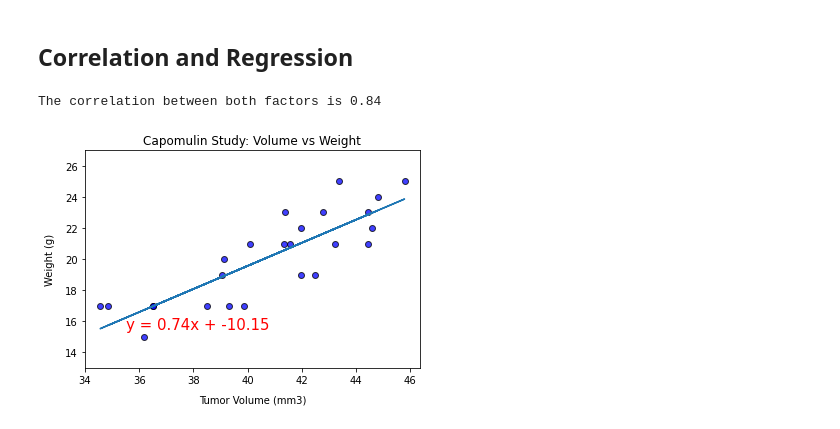
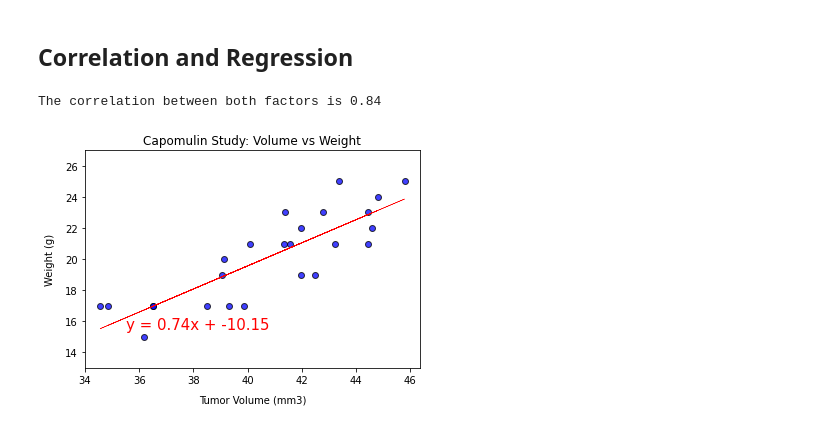
Before and after one commit to MahatmaK/Homework5, a Jupyter notebook: Pymaceuticals/pymaceuticals_starter.ipynb, the cells around one changed output. Saved outputs shown, nothing was run; the diff lists cells and outputs as text; code cells hidden in the pictures.

```diff
--- a/Pymaceuticals/pymaceuticals_starter.ipynb
+++ b/Pymaceuticals/pymaceuticals_starter.ipynb
@@ -342,32 +368,32 @@ plt.show()
 # %%
 # Calculate the correlation coefficient and linear regression model
 # for mouse weight and average tumor volume for the Capomulin regimen
 
 
 
 
 correlation = st.pearsonr(avg_tumor_list,weight_list)
 print(f"The correlation between both factors is {round(correlation[0],2)}")
 
 #Determine slope and intercept of regression line
 (slope, intercept, rvalue, pvalue, stderr) =  linregress(avg_tumor_list, weight_list)
 
 #Calculate y values of the regression line (x values are the weight)
 regress_values = slope* avg_tumor_list + intercept #y = mx + b
 line_eq = "y = " + str(round(slope,2)) + "x + " + str(round(intercept,2))
 
 #Plot the original scatter plot
 plt.scatter(avg_tumor_list, weight_list, marker="o", facecolors="blue", edgecolors="black", alpha=.75)
 plt.title("Capomulin Study: Volume vs Weight")
 plt.xlabel('Tumor Volume (mm3)',labelpad=10)
 plt.ylabel('Weight (g)',labelpad=10)
 plt.ylim(min(weight_list)-2,max(weight_list)+2)
 
 
 #Plot the regressions line
-plt.plot(avg_tumor_list,regress_values)
+plt.plot(avg_tumor_list,regress_values,color="red",linewidth=.5)
 plt.annotate(line_eq,(35.5,15.5),fontsize=15,color="red")
 plt.show()
 # %% [output]
 The correlation between both factors is 0.84
-[figure, old version]
+[figure, new version]
```
Also changed, not shown: parts of 2 cells of this notebook.
